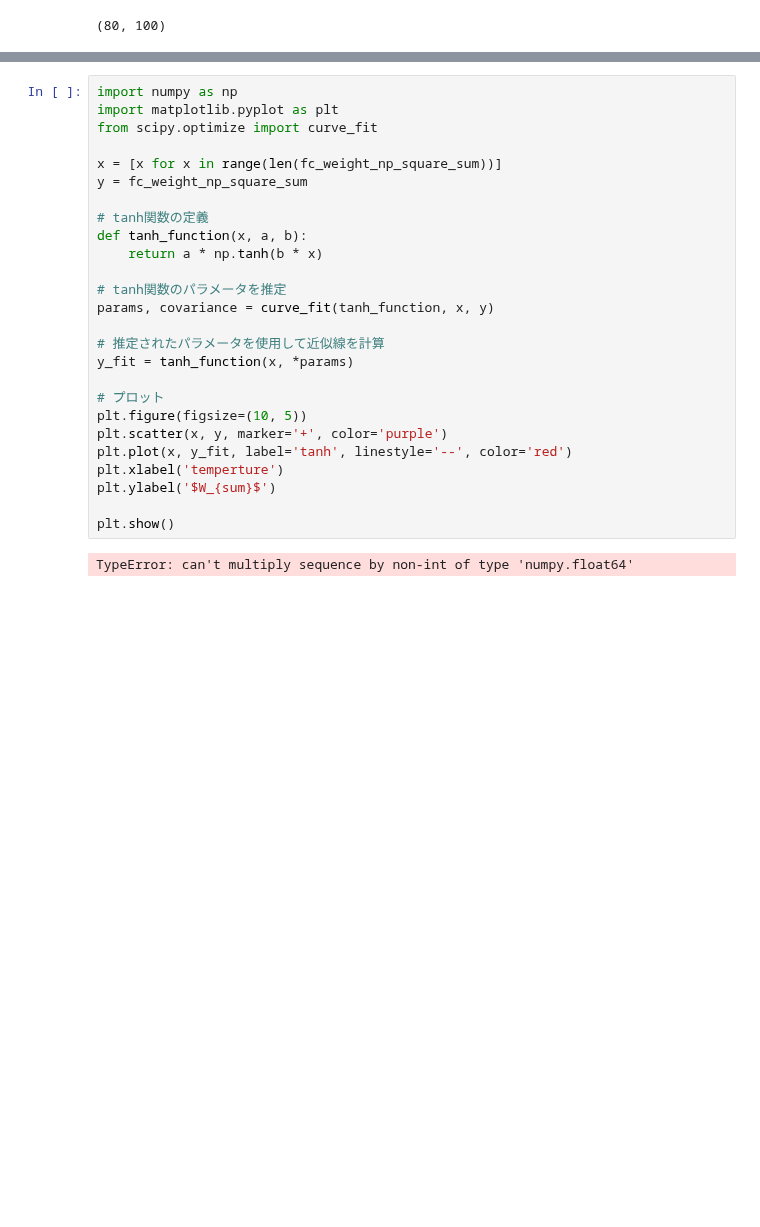
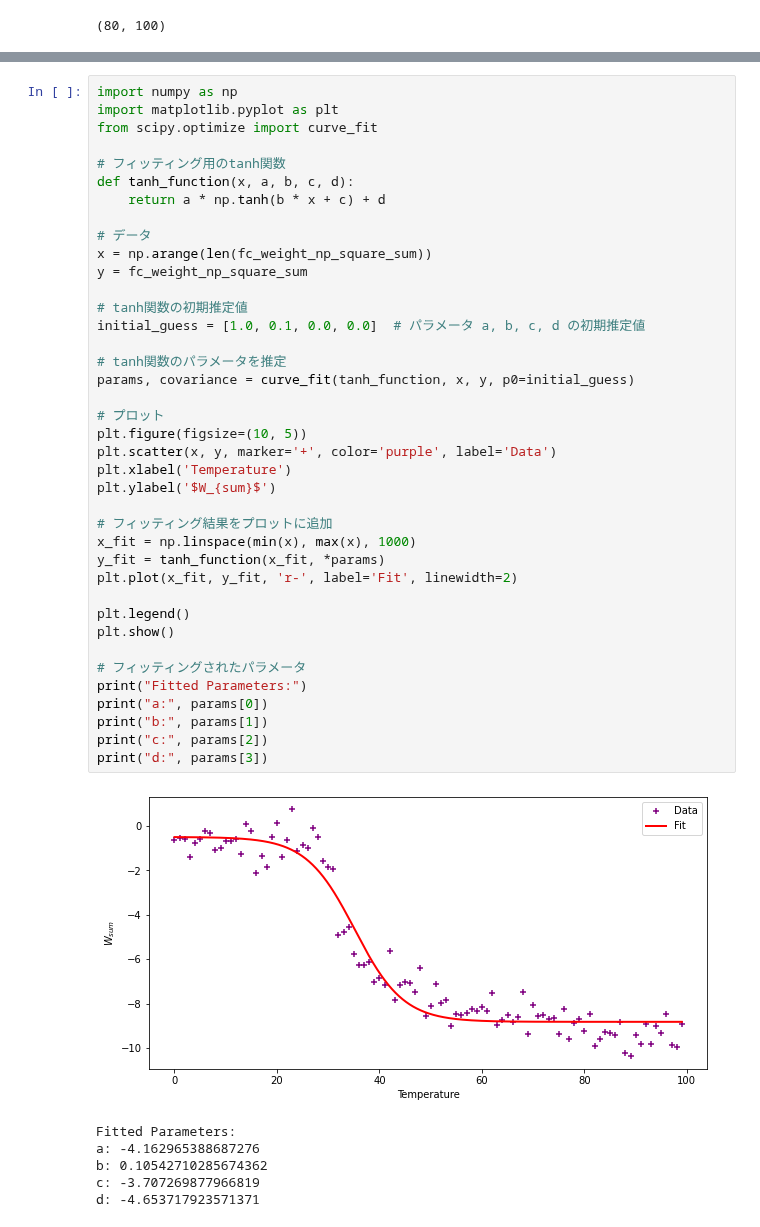
Before and after one commit to Chansuga/Master-s_thesis, a Jupyter notebook: Ising/Parameter analysis/parm_CNN_L16_N100.ipynb, the cells around one changed output, grey strips where cells are left out. Saved outputs shown, nothing was run; the diff lists cells and outputs as text; blank space fills up the shorter version.

```diff
--- a/Ising/Parameter analysis/parm_CNN_L16_N100.ipynb
+++ b/Ising/Parameter analysis/parm_CNN_L16_N100.ipynb
@@ -147,28 +148,46 @@ array([-1.4073609 , -0.46842024,  0.13605276, -0.57811207,  0.15422346,
 # %%
 import numpy as np
 import matplotlib.pyplot as plt
 from scipy.optimize import curve_fit
 
-x = [x for x in range(len(fc_weight_np_square_sum))]
+# フィッティング用のtanh関数
+def tanh_function(x, a, b, c, d):
+    return a * np.tanh(b * x + c) + d
+
+# データ
+x = np.arange(len(fc_weight_np_square_sum))
 y = fc_weight_np_square_sum
 
-# tanh関数の定義
-def tanh_function(x, a, b):
-    return a * np.tanh(b * x)
+# tanh関数の初期推定値
+initial_guess = [1.0, 0.1, 0.0, 0.0]  # パラメータ a, b, c, d の初期推定値
 
 # tanh関数のパラメータを推定
-params, covariance = curve_fit(tanh_function, x, y)
-
-# 推定されたパラメータを使用して近似線を計算
-y_fit = tanh_function(x, *params)
+params, covariance = curve_fit(tanh_function, x, y, p0=initial_guess)
 
 # プロット
 plt.figure(figsize=(10, 5))
-plt.scatter(x, y, marker='+', color='purple')
-plt.plot(x, y_fit, label='tanh', linestyle='--', color='red')
-plt.xlabel('temperture')
+plt.scatter(x, y, marker='+', color='purple', label='Data')
+plt.xlabel('Temperature')
 plt.ylabel('$W_{sum}$')
 
+# フィッティング結果をプロットに追加
+x_fit = np.linspace(min(x), max(x), 1000)
+y_fit = tanh_function(x_fit, *params)
+plt.plot(x_fit, y_fit, 'r-', label='Fit', linewidth=2)
+
+plt.legend()
 plt.show()
+
+# フィッティングされたパラメータ
+print("Fitted Parameters:")
+print("a:", params[0])
+print("b:", params[1])
+print("c:", params[2])
+print("d:", params[3])
 # %% [output]
+[figure, added]
-TypeError: can't multiply sequence by non-int of type 'numpy.float64'
+Fitted Parameters:
+a: -4.162965388687276
+b: 0.10542710285674362
+c: -3.707269877966819
+d: -4.653717923571371
```
Also changed, not shown: parts of 14 cells of this notebook, 9 other files.
